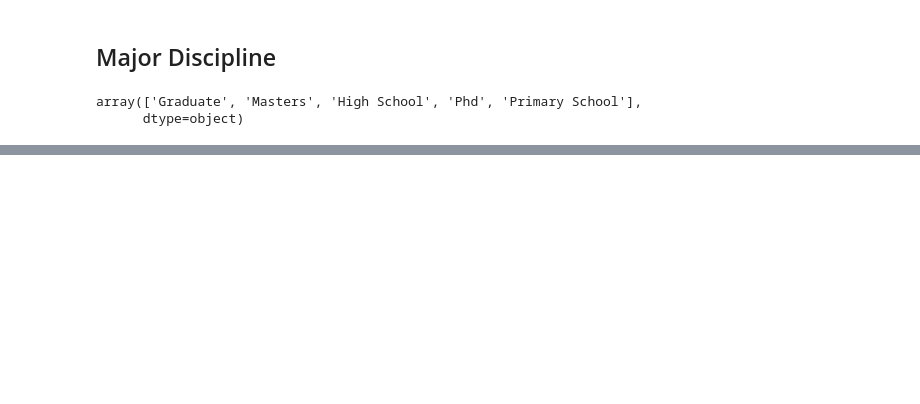
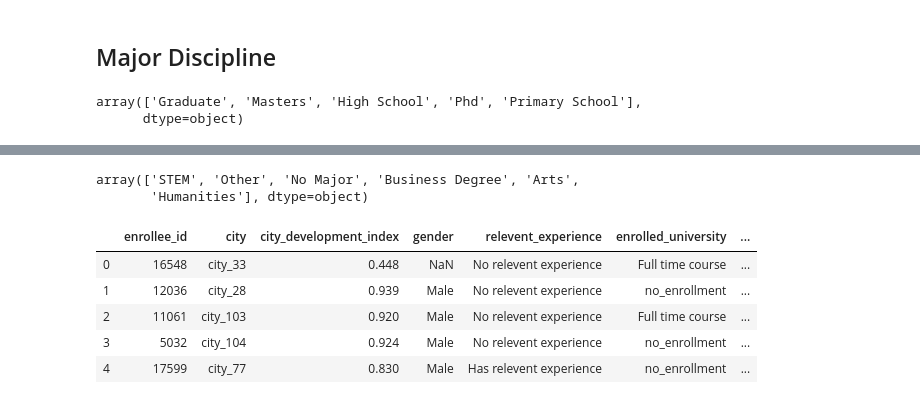
Before and after one commit to HemanthReddy99/JanataHack, a Jupyter notebook: JanaraHack4 - HR Analytics/Data Exploration.ipynb, the cells around one changed output, grey strips where cells are left out. Saved outputs shown, nothing was run; the diff lists cells and outputs as text; code cells hidden in the pictures; blank space fills up the shorter version.

```diff
--- a/JanaraHack4 - HR Analytics/Data Exploration.ipynb
+++ b/JanaraHack4 - HR Analytics/Data Exploration.ipynb
@@ -605,3 +581,18 @@ training_hours                0
 target                        0
 Has relevent experience       0
 dtype: int64
+# %%
+df['major_discipline'].unique()
+# %% [output]
+array(['STEM', 'Other', 'No Major', 'Business Degree', 'Arts',
+       'Humanities'], dtype=object)
+# %%
+testdf = pd.read_csv('test.csv')
+testdf.head()
+# %% [output]
+|  | enrollee_id | city | city_development_index | gender | relevent_experience | enrolled_university | ... |
+| 0 | 16548 | city_33 | 0.448 | NaN | No relevent experience | Full time course | ... |
+| 1 | 12036 | city_28 | 0.939 | Male | No relevent experience | no_enrollment | ... |
+| 2 | 11061 | city_103 | 0.920 | Male | No relevent experience | Full time course | ... |
+| 3 | 5032 | city_104 | 0.924 | Male | No relevent experience | no_enrollment | ... |
+| 4 | 17599 | city_77 | 0.830 | Male | Has relevent experience | no_enrollment | ... |
```
Also changed, not shown: parts of 17 cells of this notebook.
